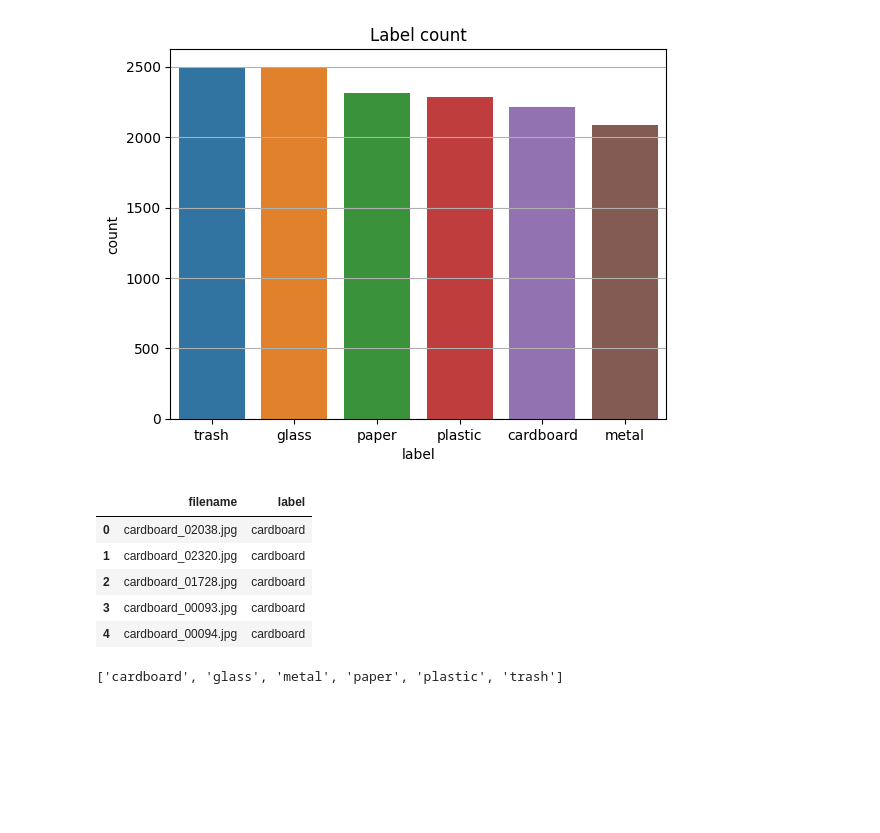
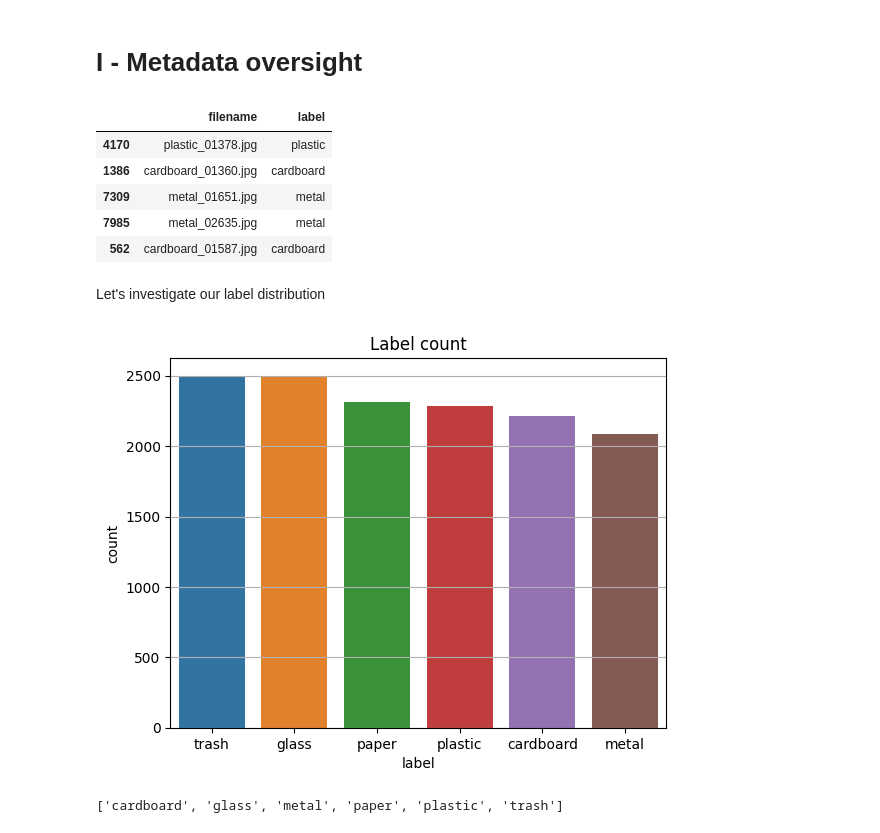
Before and after one commit to A-Francoise/garbage_classification, a Jupyter notebook: garbage_classification.ipynb, the cells around one changed output. Cells and saved outputs as stored; diff of their text form; code cells hidden in the pictures; blank space fills up the shorter version.

```diff
--- a/garbage_classification.ipynb
+++ b/garbage_classification.ipynb
@@ -28,14 +30,26 @@ GPU disponible : [PhysicalDevice(name='/physical_device:GPU:0', device_type='GPU
+# %% [markdown]
+# I - Metadata oversight
+# %%
+# Load csv
+metadata = pd.read_csv(Path("Garbage_Dataset_Classification/metadata.csv"))
+metadata.sample(frac=0.5).head()
+# %% [output]
+|  | filename | label |
+| 4170 | plastic_01378.jpg | plastic |
+| 1386 | cardboard_01360.jpg | cardboard |
+| 7309 | metal_01651.jpg | metal |
+| 7985 | metal_02635.jpg | metal |
+| 562 | cardboard_01587.jpg | cardboard |
+# %% [markdown]
+Let's investigate our label distribution
 # %%
-metadata = pd.read_csv(Path("Garbage_Dataset_Classification/metadata.csv"))
-
-
 def plot_label_distribution(
     metadata_df: pd.DataFrame,
-    label_column:str="label",
+    label_column: str = "label",
     title: str = "Label count",
-    y_lim:t.Optional[t.Tuple[int, int]] = None
+    y_lim: t.Optional[t.Tuple[int, int]] = None,
 ):
-    """Plot the label distribution as barplot.
+    """Plot the label distribution as barplots.
 
     Args:
         metadata (pd.DataFrame): The metadata dataframe.
@@ -46,7 +60,9 @@ def plot_label_distribution(
             Defaults to None.
 
     """
-    label_distribution = pd.DataFrame(metadata_df[label_column].value_counts()).reset_index()
+    label_distribution = pd.DataFrame(
+        metadata_df[label_column].value_counts()
+    ).reset_index()
 
     plt.title(title)
     plt.grid()
@@ -55,16 +71,10 @@ def plot_label_distribution(
         plt.ylim(y_lim)
     plt.show()
 
+
 plot_label_distribution(metadata_df=metadata)
-metadata.head()
 # %% [output]
 [figure]
-|  | filename | label |
-| 0 | cardboard_02038.jpg | cardboard |
-| 1 | cardboard_02320.jpg | cardboard |
-| 2 | cardboard_01728.jpg | cardboard |
-| 3 | cardboard_00093.jpg | cardboard |
-| 4 | cardboard_00094.jpg | cardboard |
 # %%
 CLASSES = ['cardboard', 'glass', 'metal', 'paper', 'plastic', 'trash']
 CLASSES
```
Also changed, not shown: parts of 27 cells of this notebook.
